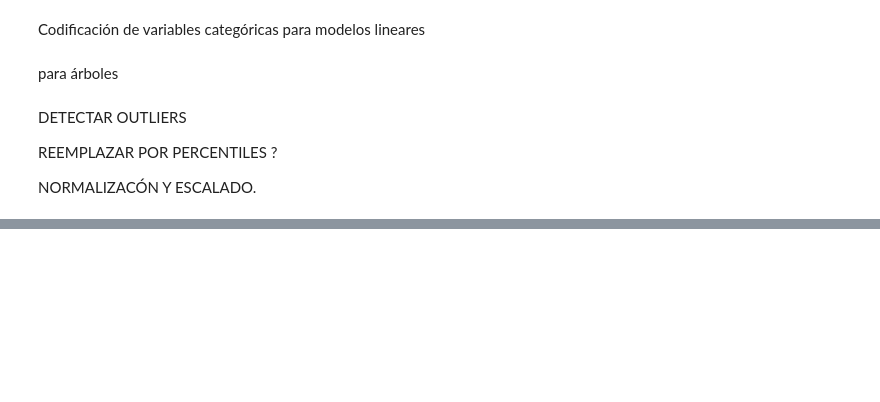
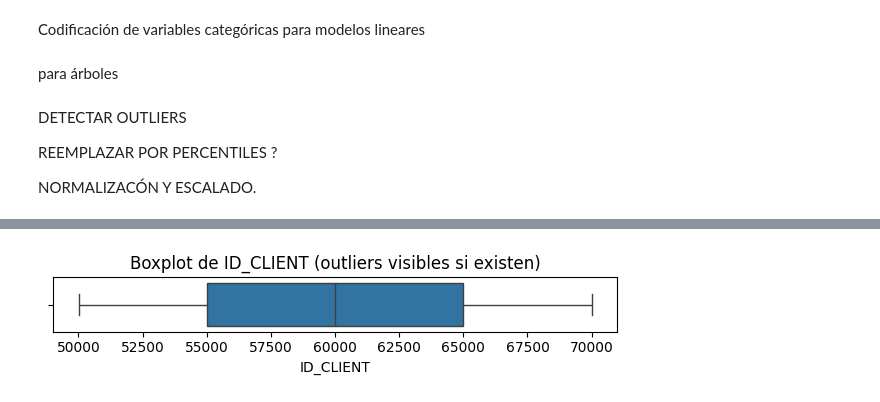
Before and after one commit to alkimer/CreditRiskAnalysisProject, a Jupyter notebook: data/EDA_Mustarroz.ipynb, the cells around one changed output, grey strips where cells are left out. Saved outputs shown, nothing was run; the diff lists cells and outputs as text; code cells hidden in the pictures; blank space fills up the shorter version.

```diff
--- a/data/EDA_Mustarroz.ipynb
+++ b/data/EDA_Mustarroz.ipynb
@@ -121,0 +290,97 @@ NORMALIZACÓN Y ESCALADO.
+# %%
+# Análisis de variables numéricas: outliers y normalización
+# Análisis de variables numéricas: outliers y normalización
+# Análisis de variables numéricas: outliers y normalización
+
+import pandas as pd
+import matplotlib.pyplot as plt
+import seaborn as sns
+from scipy import stats
+from sklearn.preprocessing import StandardScaler, MinMaxScaler
+
+# Filtrar solo columnas numéricas
+num_cols = data_df.select_dtypes(include=['int64', 'float64']).columns
+
+outlier_cols = []
+scaling_cols = []
+
+print("=== Análisis de variables numéricas ===")
+for col in num_cols:
+    print(f"\n--- Análisis para la columna: {col} ---")
+
+    # Estadísticas básicas
+    print(data_df[col].describe())
+
+    # Gráfico boxplot para detectar outliers
+    plt.figure(figsize=(6, 1.5))
+    sns.boxplot(data=data_df, x=col, orient='h')
+    plt.title(f"Boxplot de {col} (outliers visibles si existen)")
+    plt.tight_layout()
+    plt.show()
+
+    # Detectar outliers con Z-score
+    col_zscore = stats.zscore(data_df[col].dropna())
+    outliers = (abs(col_zscore) > 3).sum()
+    total = data_df[col].dropna().shape[0]
+    outlier_percent = (outliers / total) * 100
+    print(f"Outliers detectados (Z-score > 3): {outliers} ({outlier_percent:.2f}% del total)")
+
+    if outlier_percent > 5:
+        print(f"\u26A0 '{col}' tiene muchos outliers. Considerar winsorización o transformación log.")
+        outlier_cols.append(col)
+    else:
+        print(f"\u2705 '{col}' tiene pocos outliers. Puede mantenerse sin cambios o tratarse mínimamente.")
+
+    # Decidir si se escala
+    rango = data_df[col].max() - data_df[col].min()
+    if rango > 100:
+        print(f"\u2696 '{col}' tiene rango amplio. Se recomienda escalar (MinMaxScaler o StandardScaler).")
+        scaling_cols.append(col)
+    else:
+        print(f"\u2705 '{col}' tiene rango moderado. Escalado puede ser opcional.")
+
+print("=== Fin del análisis de variables numéricas ===")
+
+# Agregar columnas que no fueron escaladas pero analizadas
+for col in num_cols:
+    if col not in scaling_cols:
+        summary.append({
+            'feature': col,
+            'has_outliers': col in outlier_cols,
+            'scaling_applied': False,
+            'scaling_method': None
+        })
+
+eda_summary_df = pd.DataFrame(summary)
+print("=== Resumen EDA por variable numérica ===")
+print(eda_summary_df)
+
+# Mostrar recomendaciones
+print("\n=== Columnas con muchos outliers ===")
+print(outlier_cols)
+
+print("=== Columnas recomendadas para escalar ===")
+
+# Preparar resumen del EDA
+summary = []
+
+# Sugerir tipo de escalado y aplicar transformación
+for col in scaling_cols:
+    col_data = data_df[col].dropna()
+    if abs(col_data.skew()) > 1:
+        print(f"\u27A1 '{col}': distribución sesgada, usar MinMaxScaler o transformación logarítmica.")
+        scaler = MinMaxScaler()
+    else:
+        print(f"\u27A1 '{col}': distribución aproximadamente normal, usar StandardScaler.")
+        scaler = StandardScaler()
+
+    # Aplicar escalado (se guarda en nueva columna)
+    scaled_values = scaler.fit_transform(data_df[[col]].fillna(0))  # se puede mejorar la imputación
+    data_df[f'{col}_scaled'] = scaled_values
+    summary.append({
+        'feature': col,
+        'has_outliers': col in outlier_cols,
+        'scaling_applied': True,
+        'scaling_method': 'MinMaxScaler' if abs(col_data.skew()) > 1 else 'StandardScaler'
+    })
+# %% [output]
@@ -121,0 +399 @@ NORMALIZACÓN Y ESCALADO.
+[figure, added]
```
Also changed, not shown: parts of 4 cells of this notebook, 7 other files.
